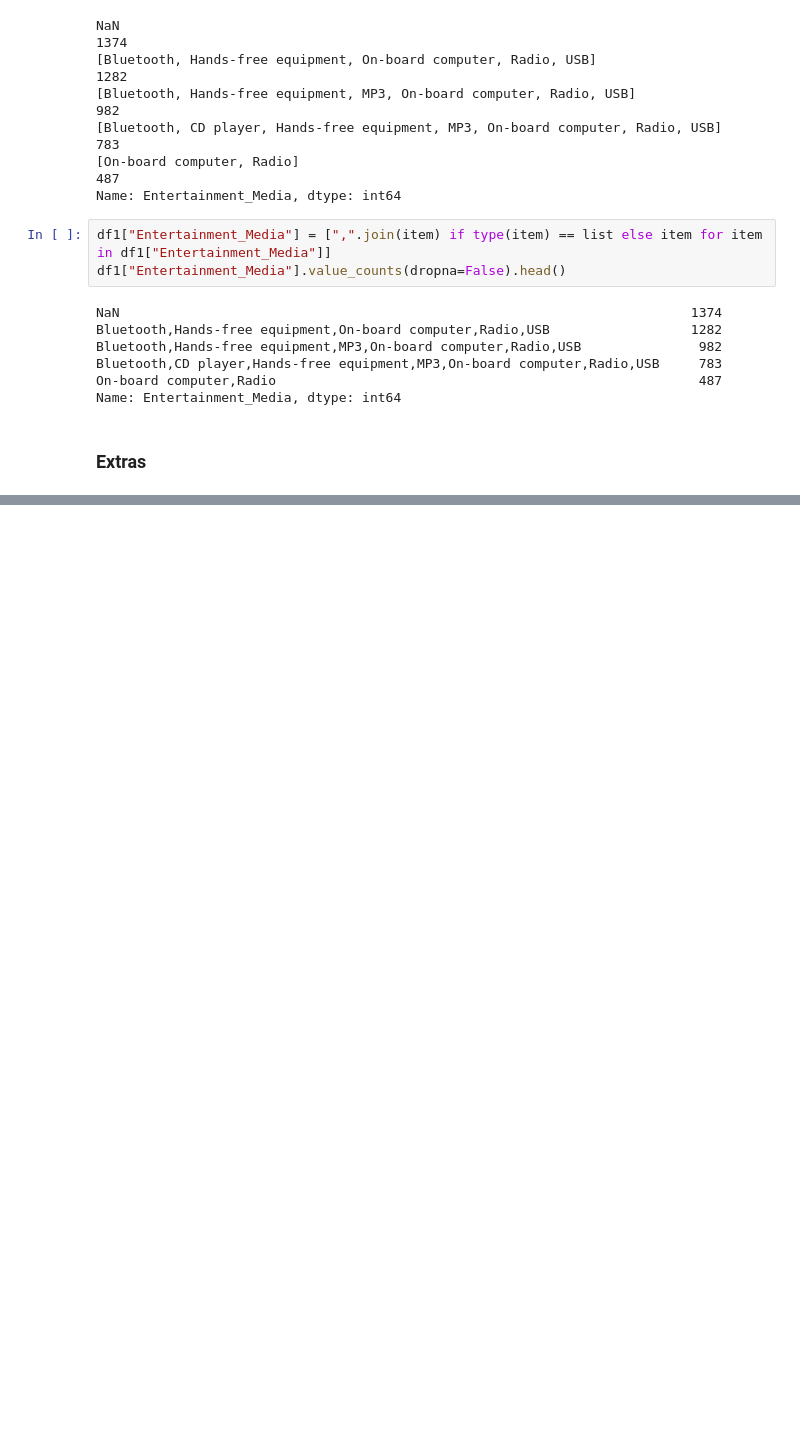
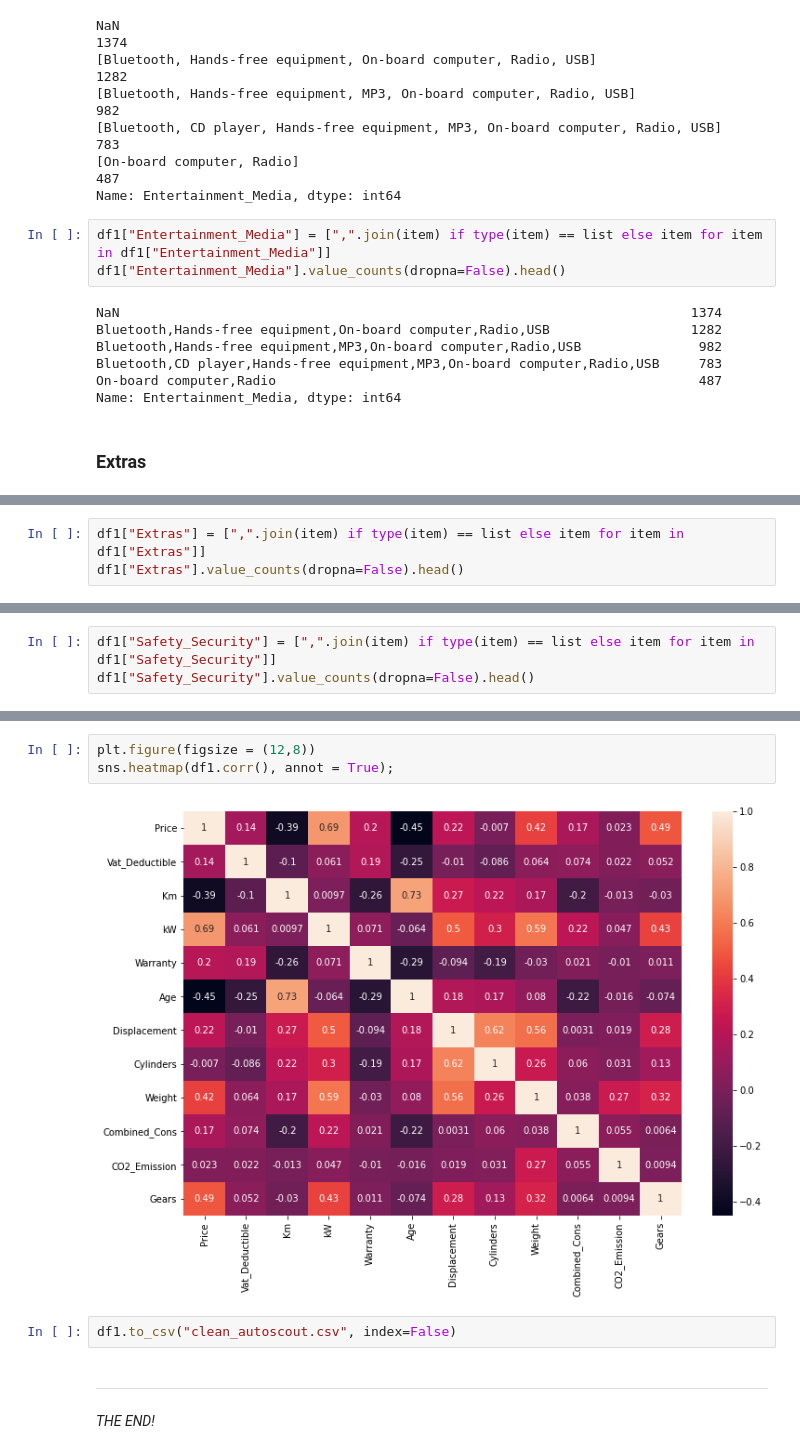
Before and after one commit to gulakkoc/My_Portfolio_Projects, a Jupyter notebook: Autoscout_EDA_Python/Autoscout_EDA.ipynb, the cells around one changed output, grey strips where cells are left out. Cells and saved outputs as stored; diff of their text form; blank space fills up the shorter version.

Commit message:
Autoscout_EDA

```diff
--- a/Autoscout_EDA_Python/Autoscout_EDA.ipynb
+++ b/Autoscout_EDA_Python/Autoscout_EDA.ipynb
@@ -1481,0 +1496,3 @@ Name: Entertainment_Media, dtype: int64
+# %%
+df1["Extras"] = [",".join(item) if type(item) == list else item for item in df1["Extras"]]
+df1["Extras"].value_counts(dropna=False).head()
@@ -1481,0 +1522,3 @@ Name: Entertainment_Media, dtype: int64
+# %%
+df1["Safety_Security"] = [",".join(item) if type(item) == list else item for item in df1["Safety_Security"]]
+df1["Safety_Security"].value_counts(dropna=False).head()
@@ -1481,0 +1584,11 @@ Name: Entertainment_Media, dtype: int64
+# %%
+plt.figure(figsize = (12,8))
+sns.heatmap(df1.corr(), annot = True);
+# %% [output]
+[figure, added]
+# %%
+df1.to_csv("clean_autoscout.csv", index=False)
+# %% [markdown]
+---
+# %% [markdown]
+_THE END!_
```
Also changed, not shown: parts of 11 cells of this notebook, 1 other file.
